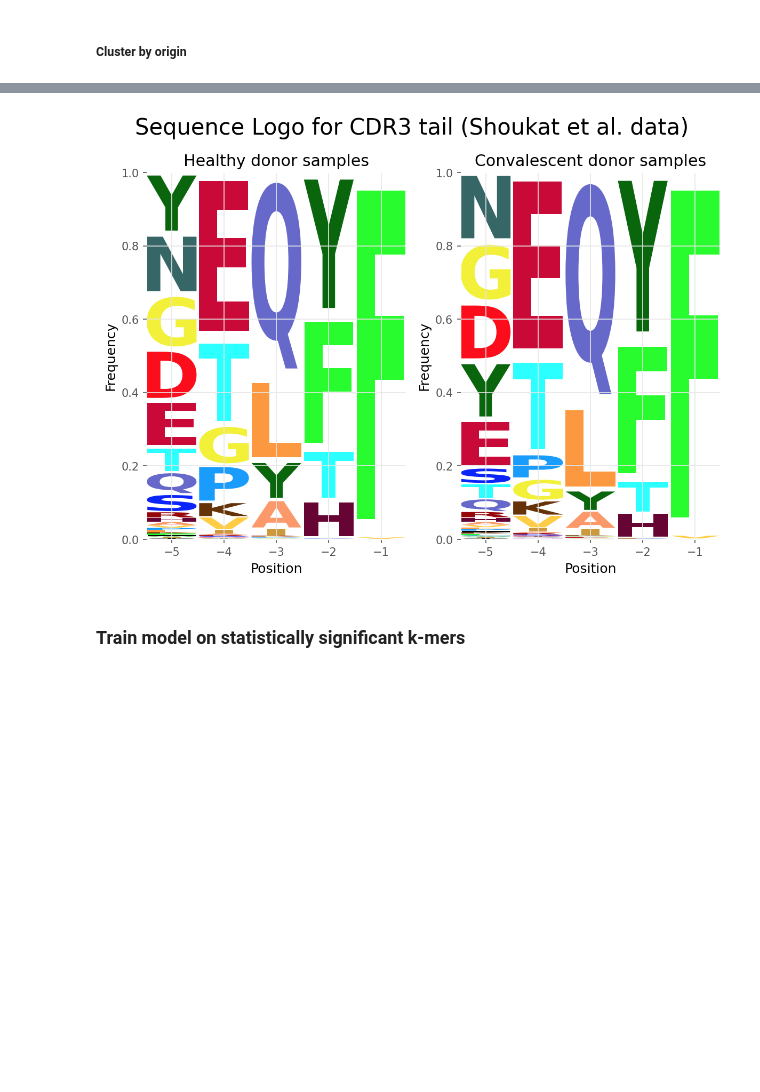
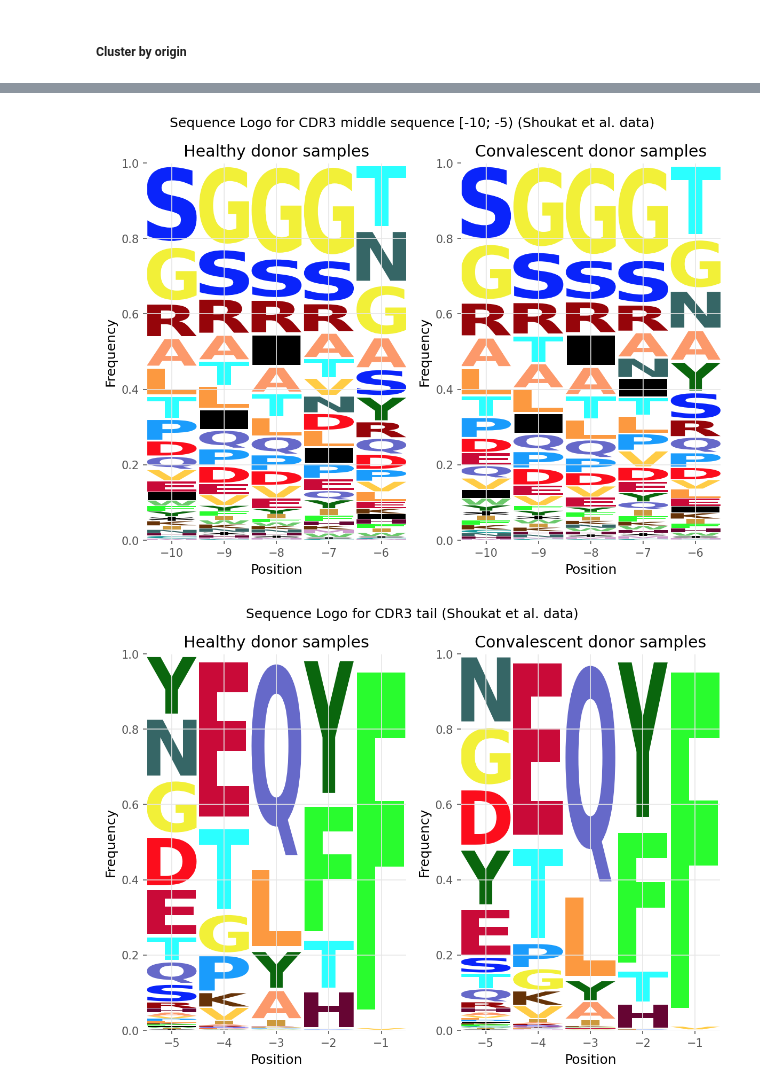
Before and after one commit to antigenomics/bioinf-cov-classifier, a Jupyter notebook: sample-classifier/SampleClassification.ipynb, the cells around one changed output, grey strips where cells are left out. Drawn from its saved outputs; the diff is of its cells as text; code cells hidden in the pictures; blank space fills up the shorter version.

```diff
--- a/sample-classifier/SampleClassification.ipynb
+++ b/sample-classifier/SampleClassification.ipynb
@@ -781,3 +667,4 @@ best_kmers = [('YTF', 3.8160612307013635e-07),
  ('YGY', 3.023476330014292e-06),
  ('PQH', 1.945159429928686e-05),
  ('QHF', 1.9842761624294615e-05)]
+best_kmers = [kmer[0] for kmer in best_kmers]
@@ -786,30 +697,22 @@ best_kmers = [('YTF', 3.8160612307013635e-07),
 # %%
-folder = 'use_of_ml_paper_data/healthy/'
+# folder = 'use_of_ml_paper_data/healthy/'
 folder = 'use_of_ml_paper_data/patient/'
 
 positions = {}
 freqs = []
-for k, _ in best_kmers:
+for k in best_kmers:
     positions[k] = [0] * 100
-    #positions[k] = []
-    freqs
 
-
-for filename in os.listdir(folder):
-    print(filename)
-
-    df = reformat_table(pd.read_csv(folder + filename, sep='\t'))
+for filename in tqdm(os.listdir(folder)):
+    df = rename_table_fields(pd.read_csv(folder + filename, sep='\t'))
     # df = normalize_v_usage(df)
     for i, row in df.iterrows():
         seq = row['aaSeqCDR3']
 
-        for kmer, _ in best_kmers:
+        for kmer in best_kmers:
             index = seq.find(kmer)
             if index >= 0:
-                # print(index, kmer, seq)
                 try:
                     positions[kmer][len(seq) - index - 3] += row['freq']
                 except IndexError:
-                    # print(index)
                     print(len(seq) - index)
-                # positions[k].append(row[''])
@@ -857,18 +741,14 @@ plt.ylim(0.1, 2);
 # %%
-def aa_freqs(folder):
+def aa_freqs(folder, start=-5):
     res = {
-        i: defaultdict(int) for i in range(-5, 0)
+        i: defaultdict(int) for i in range(start, start+5)
     }
-
     for filename in os.listdir(folder):
-
-        df = reformat_table(pd.read_csv(folder + filename, sep='\t'))
+        df = rename_table_fields(pd.read_csv(folder + filename, sep='\t'))
         df = normalize_v_usage(df)
-
         for i, row in df.iterrows():
             seq = row['aaSeqCDR3']
-
-            for i in range(-5, 0):
+            for i in range(start, start+5):
                 try:
                     res[i][seq[i]] += row['freq']
                 except IndexError:
@@ -881,25 +761,36 @@ def aa_freqs(folder):
 folder_healthy = 'use_of_ml_paper_data/healthy/'
 folder_conv = 'use_of_ml_paper_data/patient/'
 
-healthy = aa_freqs(folder_healthy)
-print('conv')
-conv = aa_freqs(folder_conv)
+healthy_mid = aa_freqs(folder_healthy, start=-10)
+conv_mid = aa_freqs(folder_conv, start=-10)
 
-fig, axs = plt.subplots(nrows=1, ncols=2, dpi=150, figsize=(8, 6))
-logo_h = logomaker.Logo(healthy, color_scheme='skylign_protein',
-              vpad=0.1, ax=axs[0])
+healthy_tail = aa_freqs(folder_healthy)
+conv_tail = aa_freqs(folder_conv)
 
-logo_c = logomaker.Logo(conv, color_scheme='skylign_protein',
-              vpad=0.1, ax=axs[1])
 
-# logo.ax.set_xlabel('Позиция')
+fig_mid, axs_mid = plt.subplots(nrows=1, ncols=2, dpi=150, figsize=(8, 6))
+fig_tail, axs_tail = plt.subplots(nrows=1, ncols=2, dpi=150, figsize=(8, 6))
 
-for ax in axs:
-    ax.set_xlabel('Position')
-    ax.set_ylabel('Frequency')
-axs[0].set_title('Healthy donor samples');
-axs[1].set_title('Convalescent donor samples')
 
-fig.suptitle(f'Sequence Logo for CDR3 tail ({PAPER} data)', fontsize=20)
-fig.tight_layout()
+logo_h_mid = logomaker.Logo(healthy_mid, color_scheme='skylign_protein',
+              vpad=0.1, ax=axs_mid[0])
+logo_c_mid = logomaker.Logo(conv_mid, color_scheme='skylign_protein',
+              vpad=0.1, ax=axs_mid[1])
+logo_h_tail = logomaker.Logo(healthy_tail, color_scheme='skylign_protein',
+              vpad=0.1, ax=axs_tail[0])
+logo_c_tail = logomaker.Logo(conv_tail, color_scheme='skylign_protein',
+              vpad=0.1, ax=axs_tail[1])
+
+for axs in (axs_mid, axs_tail):
+    for ax in axs.reshape(-1):
+        ax.set_xlabel('Position')
+        ax.set_ylabel('Frequency')
+    axs[0].set_title('Healthy donor samples');
+    axs[1].set_title('Convalescent donor samples')
+
+title_tail = f'Sequence Logo for CDR3 tail ({PAPER} data)'
+title_mid = f'Sequence Logo for CDR3 middle sequence [-10; -5) ({PAPER} data)'
+for fig, title in zip((fig_mid, fig_tail), (title_mid, title_tail)):
+    fig.suptitle(title)
+    fig.tight_layout()
 # %% [output]
@@ -911,3 +805,2 @@ conv
-[figure, old version]
+[figure, new version]
+[figure, added]
-# %% [markdown]
-### Train model on statistically significant k-mers
```
Also changed, not shown: parts of 76 cells of this notebook.
